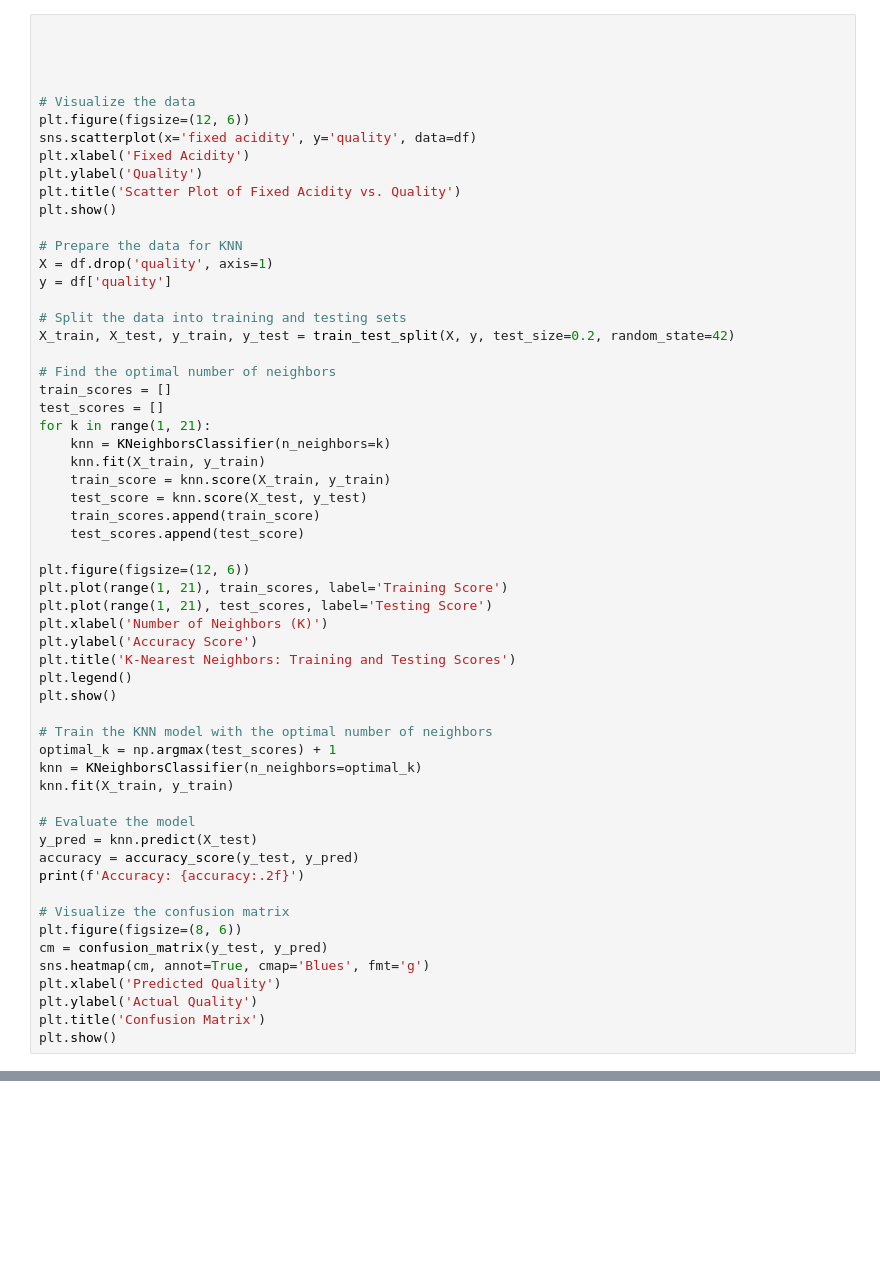
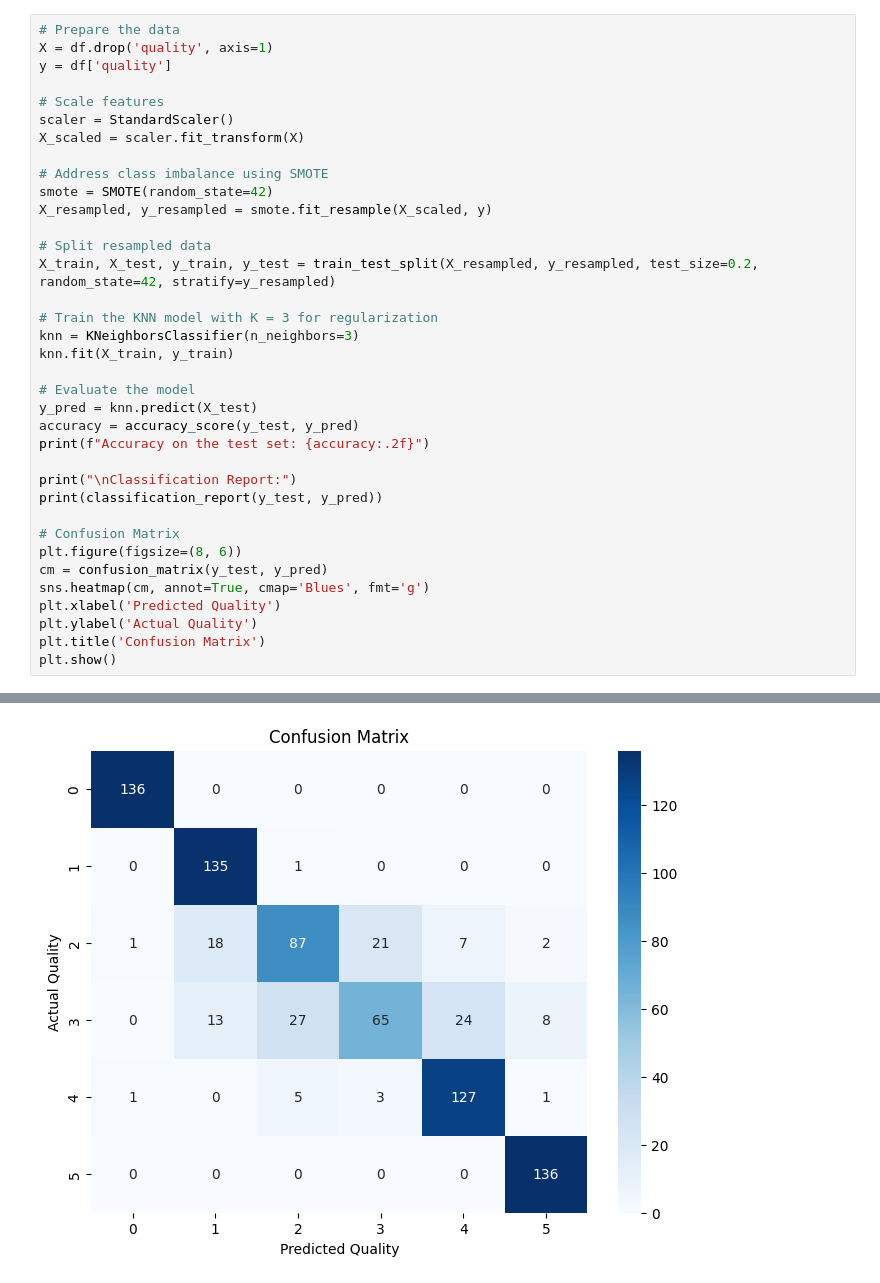
Before and after one commit to NanayawBawiah/FinalProject, a Jupyter notebook: supervised/KNearestNeighbours/KNearestNeighbour.ipynb, the cells around one changed output, grey strips where cells are left out. Drawn from its saved outputs; the diff is of its cells as text; blank space fills up the shorter version.

```diff
--- a/supervised/KNearestNeighbours/KNearestNeighbour.ipynb
+++ b/supervised/KNearestNeighbours/KNearestNeighbour.ipynb
@@ -38,54 +117,32 @@ freq                                                    4
 # %%
-
-
-
-
-# Visualize the data
-plt.figure(figsize=(12, 6))
-sns.scatterplot(x='fixed acidity', y='quality', data=df)
-plt.xlabel('Fixed Acidity')
-plt.ylabel('Quality')
-plt.title('Scatter Plot of Fixed Acidity vs. Quality')
-plt.show()
-
-# Prepare the data for KNN
+# Prepare the data
 X = df.drop('quality', axis=1)
 y = df['quality']
 
-# Split the data into training and testing sets
-X_train, X_test, y_train, y_test = train_test_split(X, y, test_size=0.2, random_state=42)
+# Scale features
+scaler = StandardScaler()
+X_scaled = scaler.fit_transform(X)
 
-# Find the optimal number of neighbors
-train_scores = []
-test_scores = []
-for k in range(1, 21):
-    knn = KNeighborsClassifier(n_neighbors=k)
-    knn.fit(X_train, y_train)
-    train_score = knn.score(X_train, y_train)
-    test_score = knn.score(X_test, y_test)
-    train_scores.append(train_score)
-    test_scores.append(test_score)
+# Address class imbalance using SMOTE
+smote = SMOTE(random_state=42)
+X_resampled, y_resampled = smote.fit_resample(X_scaled, y)
 
-plt.figure(figsize=(12, 6))
-plt.plot(range(1, 21), train_scores, label='Training Score')
-plt.plot(range(1, 21), test_scores, label='Testing Score')
-plt.xlabel('Number of Neighbors (K)')
-plt.ylabel('Accuracy Score')
-plt.title('K-Nearest Neighbors: Training and Testing Scores')
-plt.legend()
-plt.show()
+# Split resampled data
+X_train, X_test, y_train, y_test = train_test_split(X_resampled, y_resampled, test_size=0.2, random_state=42, stratify=y_resampled)
 
-# Train the KNN model with the optimal number of neighbors
-optimal_k = np.argmax(test_scores) + 1
-knn = KNeighborsClassifier(n_neighbors=optimal_k)
+# Train the KNN model with K = 3 for regularization
+knn = KNeighborsClassifier(n_neighbors=3)
 knn.fit(X_train, y_train)
 
 # Evaluate the model
 y_pred = knn.predict(X_test)
 accuracy = accuracy_score(y_test, y_pred)
-print(f'Accuracy: {accuracy:.2f}')
+print(f"Accuracy on the test set: {accuracy:.2f}")
 
-# Visualize the confusion matrix
+print("\nClassification Report:")
+print(classification_report(y_test, y_pred))
+
+# Confusion Matrix
 plt.figure(figsize=(8, 6))
 cm = confusion_matrix(y_test, y_pred)
 sns.heatmap(cm, annot=True, cmap='Blues', fmt='g')
@@ -98,0 +169 @@ ValueError: Could not interpret value `fixed acidity` for `x`. An entry with thi
+[figure, added]
```
Also changed, not shown: parts of 5 cells of this notebook, 2 other files.
